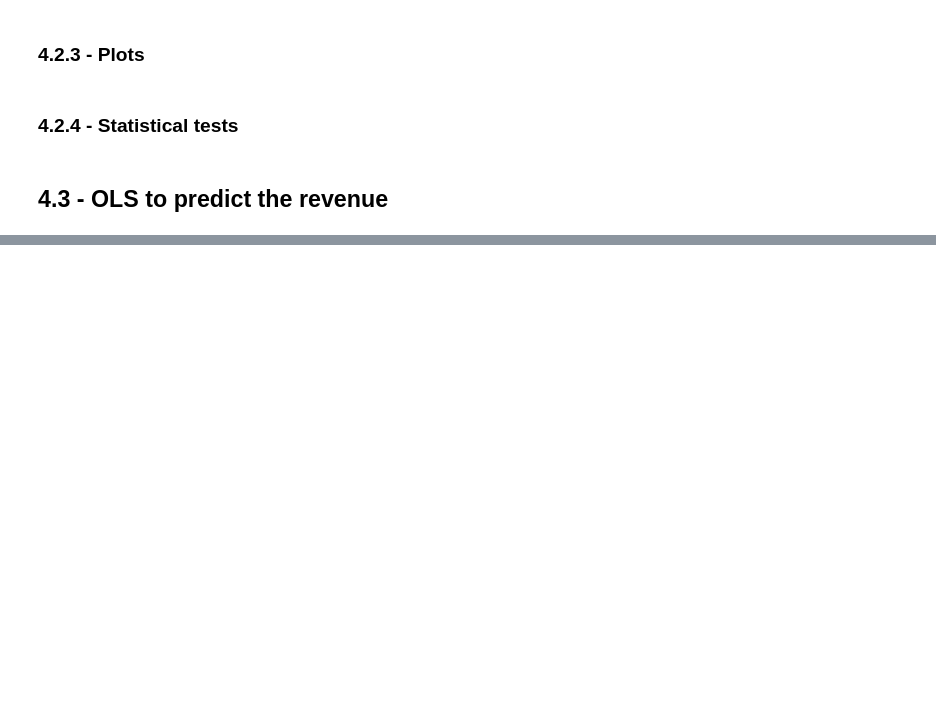
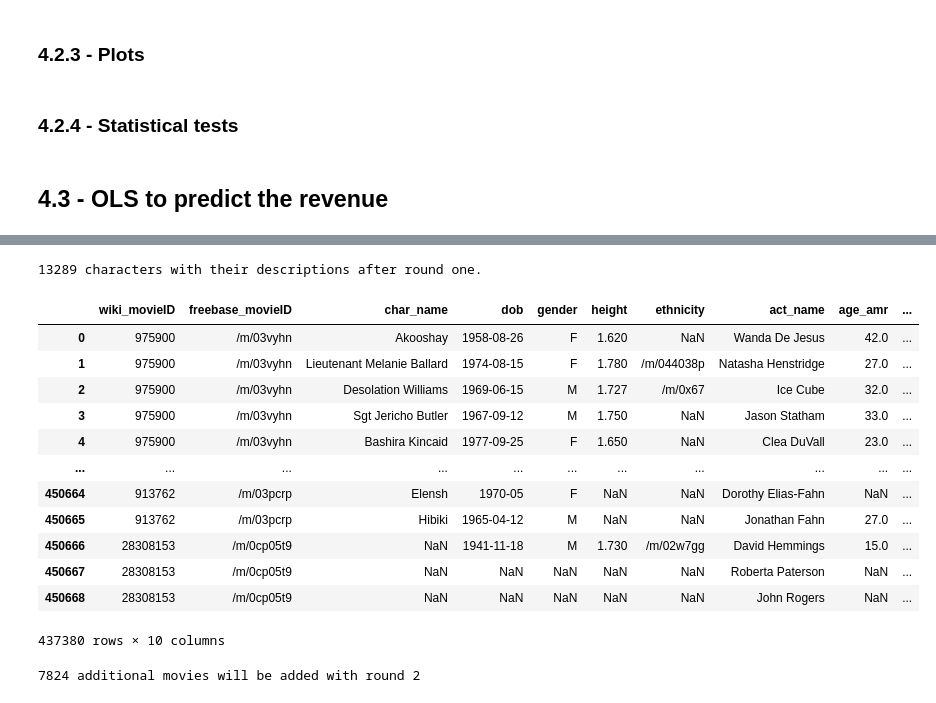
Before and after one commit to epfl-ada/ada-2022-project-xxdatasiencesxx, a Jupyter notebook: MILESTONE_3.ipynb, the cells around one changed output, grey strips where cells are left out. Cells and saved outputs as stored; diff of their text form; code cells hidden in the pictures; blank space fills up the shorter version.

```diff
--- a/MILESTONE_3.ipynb
+++ b/MILESTONE_3.ipynb
@@ -285,7 +294,7 @@ characters_db.head(1)
 |  | wiki_movieID | freebase_movieID | release | char_name | dob | gender | height | ethnicity | act_name | ... |
 | 0 | 975900 | /m/03vyhn | 2001-08-24 | Akooshay | 1958-08-26 | F | 1.62 | NaN | Wanda De Jesus | ... |
 # %%
-characters_db.drop(columns = ['char_name', 'release'], inplace = True)
+characters_db.drop(columns = ['release'], inplace = True)
 #characters_db.columns
 # %%
 movies_usa_gender = pd.merge(movies_usa_lead, characters_db, how = 'inner', right_on= ['wiki_movieID', 'act_name'], left_on = ['wiki_movieID', 'star'])
@@ -910,0 +1189,25 @@ results.summary()
+# %%
+round1 = characters_db.merge(descriptions, how='left', on=['wiki_movieID', 'char_name'])
+#Prepare the unmerged characters for round 2
+round2 = round1[round1['descriptions'].isna()]
+round1 = round1[round1['descriptions'].notna()]
+round2.drop(['descriptions'], axis=1, inplace=True)
+print(f'{len(round1)} characters with their descriptions after round one.')
+# %% [output]
+13289 characters with their descriptions after round one.
+# %%
+round2
+# %% [output]
+|  | wiki_movieID | freebase_movieID | char_name | dob | gender | height | ethnicity | act_name | age_amr | ... |
+| 0 | 975900 | /m/03vyhn | Akooshay | 1958-08-26 | F | 1.620 | NaN | Wanda De Jesus | 42.0 | ... |
+| 1 | 975900 | /m/03vyhn | Lieutenant Melanie Ballard | 1974-08-15 | F | 1.780 | /m/044038p | Natasha Henstridge | 27.0 | ... |
+| 2 | 975900 | /m/03vyhn | Desolation Williams | 1969-06-15 | M | 1.727 | /m/0x67 | Ice Cube | 32.0 | ... |
+| 3 | 975900 | /m/03vyhn | Sgt Jericho Butler | 1967-09-12 | M | 1.750 | NaN | Jason Statham | 33.0 | ... |
+| 4 | 975900 | /m/03vyhn | Bashira Kincaid | 1977-09-25 | F | 1.650 | NaN | Clea DuVall | 23.0 | ... |
+| ... | ... | ... | ... | ... | ... | ... | ... | ... | ... | ... |
+| 450664 | 913762 | /m/03pcrp | Elensh | 1970-05 | F | NaN | NaN | Dorothy Elias-Fahn | NaN | ... |
+| 450665 | 913762 | /m/03pcrp | Hibiki | 1965-04-12 | M | NaN | NaN | Jonathan Fahn | 27.0 | ... |
+| 450666 | 28308153 | /m/0cp05t9 | NaN | 1941-11-18 | M | 1.730 | /m/02w7gg | David Hemmings | 15.0 | ... |
+| 450667 | 28308153 | /m/0cp05t9 | NaN | NaN | NaN | NaN | NaN | Roberta Paterson | NaN | ... |
+| 450668 | 28308153 | /m/0cp05t9 | NaN | NaN | NaN | NaN | NaN | John Rogers | NaN | ... |
+437380 rows × 10 columns
@@ -910,0 +1217,7 @@ results.summary()
+# %%
+round2 = round2.merge(descriptions, how='left', on=['wiki_movieID', 'char_name'])
+round2 = round2[round2['descriptions'].notna()]
+
+print(f'{len(round2)} additional movies will be added with round 2')
+# %% [output]
+7824 additional movies will be added with round 2
```
Also changed, not shown: parts of 36 cells of this notebook.
